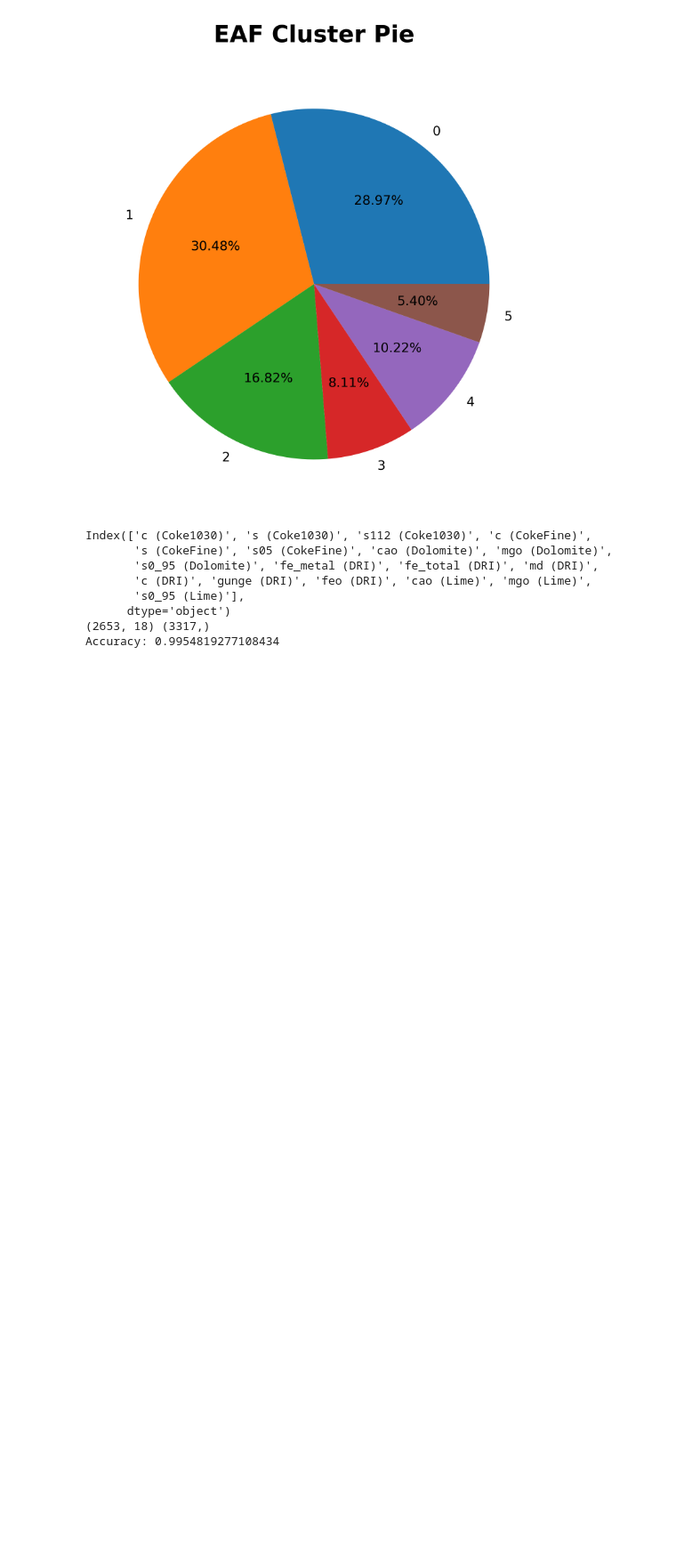
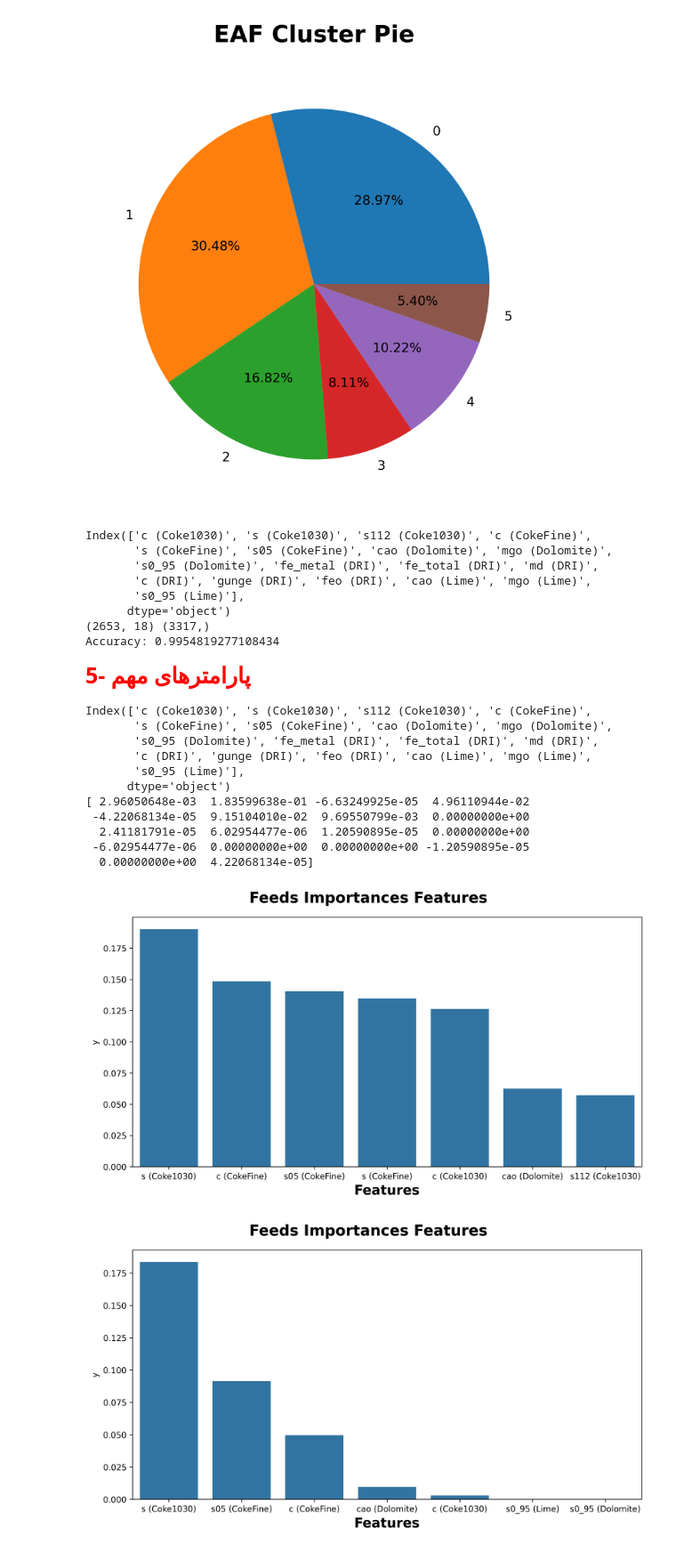
Before and after one commit to heidaralavi/EAF-Data-Analysis, a Jupyter notebook: code/6-make model and prediction for feeds.ipynb, the cells around one changed output. Shown at 89% size. Cells and saved outputs as stored; diff of their text form; code cells hidden in the pictures; blank space fills up the shorter version.

Commit message:
importance add

```diff
--- a/code/6-make model and prediction for feeds.ipynb
+++ b/code/6-make model and prediction for feeds.ipynb
@@ -300,3 +301,77 @@ Index(['c (Coke1030)', 's (Coke1030)', 's112 (Coke1030)', 'c (CokeFine)',
       dtype='object')
 (2653, 18) (3317,)
 Accuracy: 0.9954819277108434
+# %% [markdown]
+<div style="font-size: 14;color:red;font-size:25PX;font-family: arial;" align ="rigth" dir="rtl">
+<b>
+5- پارامترهای مهم
+</b>
+</div>
+# %%
+df = pd.read_csv(f"{working_dir}/data/all_data_with_labels.csv")
+df.set_index(keys='Heat', inplace=True ,drop=True)
+#----------------------find important features in feeds-------------------
+mask = df.columns.str.contains('Coke1030|CokeFine|Dolomite|DRI|Lime')
+print(df.columns[mask])
+X=df[df.columns[mask]].values
+y = df[['Total_labels']].values.ravel()
+forest = RandomForestClassifier(n_estimators=500,random_state=1)
+forest.fit(X, y)
+importances = forest.feature_importances_
+imp_df = pd.DataFrame({'y':importances},index=df.columns[mask].to_list()).sort_values(by='y',ascending=False).head(7)
+result = permutation_importance(
+    estimator=forest,
+    X=X,
+    y=y,
+    scoring='accuracy',
+    n_repeats=50,
+    random_state=1
+)
+imp_permotation_df = pd.DataFrame({'y':result['importances_mean']},index=df.columns[mask].to_list()).sort_values(by='y',ascending=False).head(7)
+print(result['importances_mean'])
+#--------------------PLOT--------------
+fig = plt.figure(figsize=(9.6,5.4),dpi=300)
+fig.suptitle('Feeds Importances Features', fontsize=18,fontweight='bold')
+ax1 = fig.subplots(1,1)
+ax1.set_xlabel('Features', fontsize=16,fontweight='bold')
+#ax1.xaxis.set_major_locator(ticker.MultipleLocator(0.01))
+cmap = sns.color_palette("deep", as_cmap=True)
+sns.barplot(
+    data=imp_df,
+    x=imp_df.index,
+    y='y',
+    ax=ax1,
+    )
+fig.tight_layout()
+#plt.savefig(f'{working_dir}/fig/C5000 Amp VS O2 purity.jpg')
+plt.show()
+#--------------------PLOT--------------
+fig = plt.figure(figsize=(9.6,5.4),dpi=300)
+fig.suptitle('Feeds Importances Features', fontsize=18,fontweight='bold')
+ax1 = fig.subplots(1,1)
+ax1.set_xlabel('Features', fontsize=16,fontweight='bold')
+#ax1.xaxis.set_major_locator(ticker.MultipleLocator(0.01))
+cmap = sns.color_palette("deep", as_cmap=True)
+sns.barplot(
+    data=imp_permotation_df,
+    x=imp_permotation_df.index,
+    y='y',
+    ax=ax1,
+    )
+fig.tight_layout()
+#plt.savefig(f'{working_dir}/fig/C5000 Amp VS O2 purity.jpg')
+plt.show()
+# %% [output]
+Index(['c (Coke1030)', 's (Coke1030)', 's112 (Coke1030)', 'c (CokeFine)',
+       's (CokeFine)', 's05 (CokeFine)', 'cao (Dolomite)', 'mgo (Dolomite)',
+       's0_95 (Dolomite)', 'fe_metal (DRI)', 'fe_total (DRI)', 'md (DRI)',
+       'c (DRI)', 'gunge (DRI)', 'feo (DRI)', 'cao (Lime)', 'mgo (Lime)',
+       's0_95 (Lime)'],
+      dtype='object')
+[ 2.96050648e-03  1.83599638e-01 -6.63249925e-05  4.96110944e-02
+ -4.22068134e-05  9.15104010e-02  9.69550799e-03  0.00000000e+00
+  2.41181791e-05  6.02954477e-06  1.20590895e-05  0.00000000e+00
+ -6.02954477e-06  0.00000000e+00  0.00000000e+00 -1.20590895e-05
+  0.00000000e+00  4.22068134e-05]
+[figure, added]
+[figure, added]
```
Also changed, not shown: parts of 2 cells of this notebook, 1 other file.
